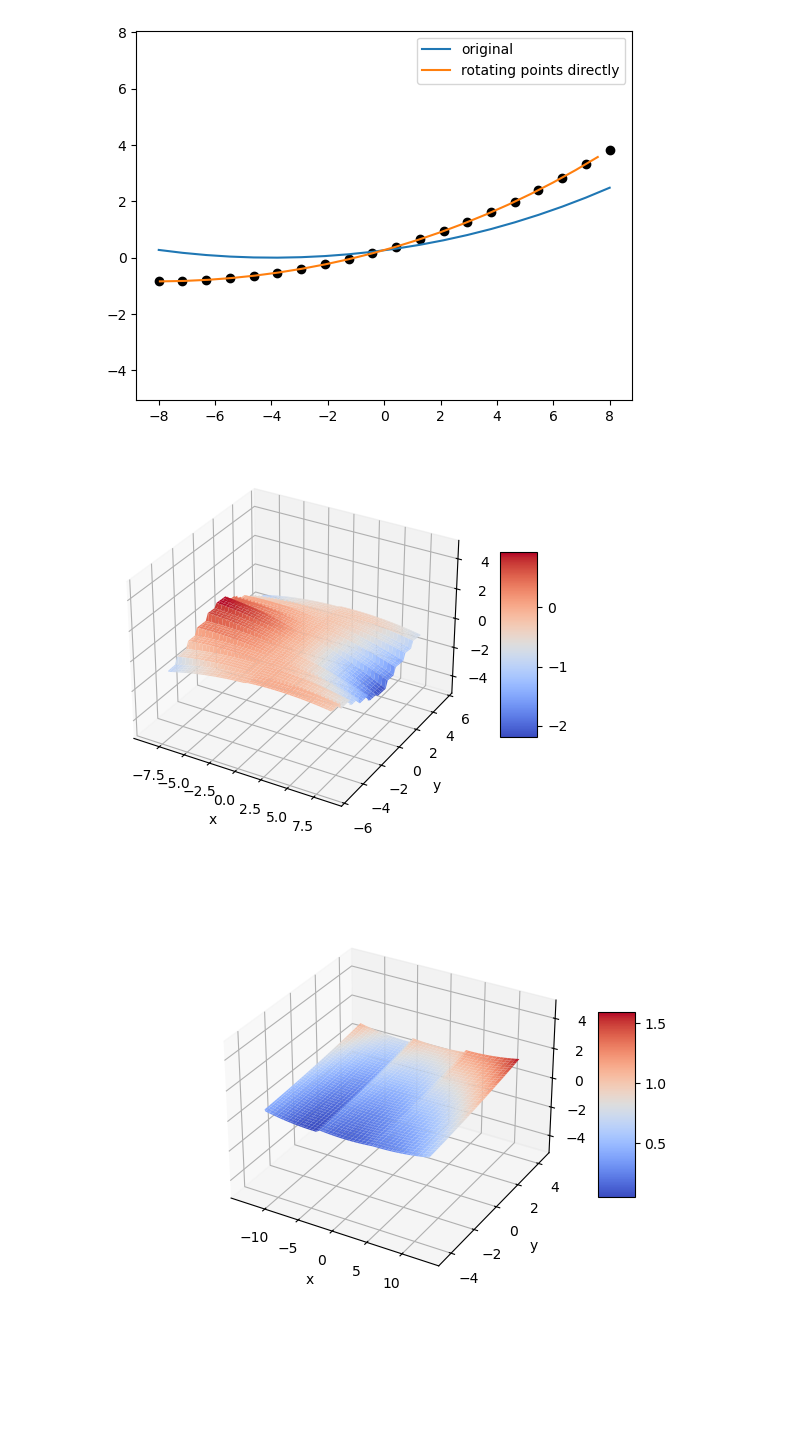
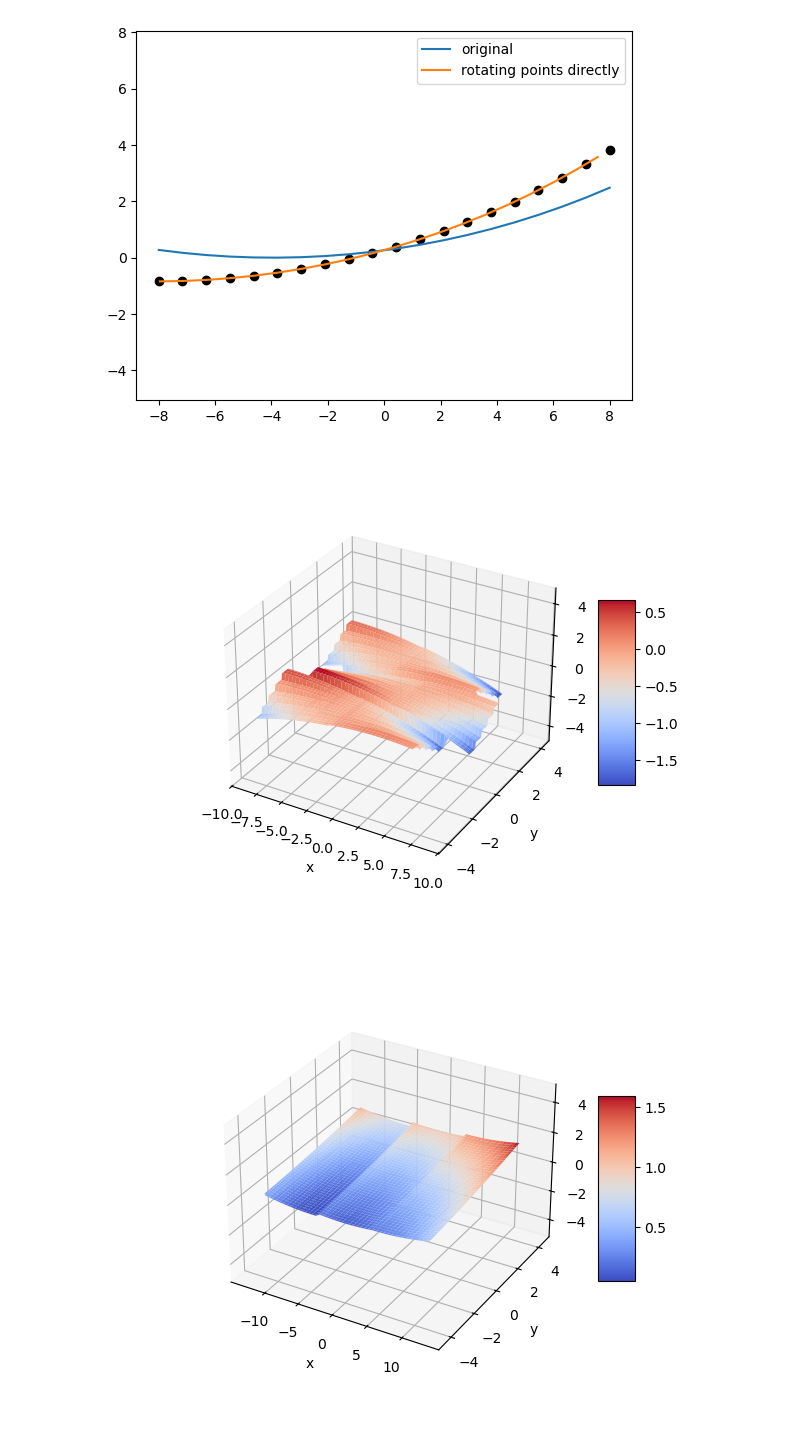
Before and after one commit to ellenle3/ifugen, a Jupyter notebook: python/surface_generator.ipynb, the cells around one changed output. Cells and saved outputs as stored; diff of their text form; code cells hidden in the pictures; blank space fills up the shorter version.

```diff
--- a/python/surface_generator.ipynb
+++ b/python/surface_generator.ipynb
@@ -41,7 +242,7 @@ def make_sample_txt(p, fn_out="custom_mirror_array_params_0.txt"):
 p = ImageSlicerParams(
     custom = False,
     surface_type = 0,
-    n_each = 5,
+    n_each = 2,
     n_rows = 1,
     n_cols = 5,
     angle_mode = 0,
@@ -55,6 +256,7 @@ p = ImageSlicerParams(
     dsyz = 0,
     dsxy = 0,
     dsxz = 0,
+    du = 0,
     alpha_cen = 0,
     beta_cen = 0,
     gamma_cen = 0,
@@ -63,6 +265,7 @@ p = ImageSlicerParams(
     syz_cen = 0,
     sxy_cen = 0,
     sxz_cen = 0,
+    u_cen = 0,
     dx = 10,
     dy = 4,
     c = -1/50,
@@ -76,16 +279,16 @@ p = ImageSlicerParams(
 trace_walls = True
 custom_slice_params = np.array([])
 
-yt = 0
+yt = 0.1
 x = np.linspace(-20, 20, 200)
 surf = np.zeros(len(x))
 for i,x1 in enumerate(x):
     surf[i] = make_image_slicer(x1, yt, p, custom_slice_params)
 
 xt = -12
-l = -1.5
-m = 0.1
-n = 0.8
+l = -1.
+m = 0.0
+n = 0.6
 
 #xt = -5
 #l = 0.2
@@ -97,10 +300,10 @@ m /= norm
 n /= norm
 
 ray_in = RayIn(xt, yt, l, m, n)
-ray_out = RayOut(0, 0, 0, 0, 0, 0, 0)
 
 zmin, zmax = find_global_extrema_slicer(p, custom_slice_params)
-ray_out = ray_trace_slicer(ray_in, zmin, zmax, trace_walls, p, custom_slice_params)
+umin, umax = get_min_max_u(p, custom_slice_params)
+ray_out = ray_trace_slicer(ray_in, zmin, zmax, umin, umax, trace_walls, p, custom_slice_params)
 print("analytic soln: " + str(ray_out.t))
 
 t = np.linspace(-12, 12, 500)
@@ -157,6 +372,7 @@ p = ImageSlicerParams(
     dsyz = 0,
     dsxy = 0,
     dsxz = 0,
+    du = 0,
     alpha_cen = 2,
     beta_cen = -7,
     gamma_cen = 4,
@@ -165,6 +381,7 @@ p = ImageSlicerParams(
     syz_cen = 0,
     sxy_cen = 0,
     sxz_cen = 0,
+    u_cen = 0,
     dx = 10,
     dy = 5,
     c = -1/30,
@@ -187,7 +404,7 @@ for i,y1 in enumerate(y):
 
 yt = 14.2
 l = 0
-m = -0.55
+m = 0.8
 n = 1
 norm = np.sqrt(l*l+m*m+n*n)
 l /= norm
@@ -198,7 +415,8 @@ ray_in = RayIn(xt, yt, l, m, n)
 ray_out = RayOut(0, 0, 0, 0, 0, 0, 0)
 
 zmin, zmax = find_global_extrema_slicer(p, custom_slice_params)
-ray_out = ray_trace_slicer(ray_in, zmin, zmax, trace_walls, p, custom_slice_params)
+umin, umax = get_min_max_u(p, custom_slice_params)
+ray_out = ray_trace_slicer(ray_in, zmin, zmax, umin, umax, trace_walls, p, custom_slice_params)
 print("analytic soln: " + str(ray_out.t))
 
 t = np.linspace(-12, 12, 500)
@@ -375,20 +596,33 @@ plt.show()
 # %%
 p = ImageSlicerParams(
     custom = 0,
-    cylinder = 0,
+    surface_type = 0,
     n_each = 5,
-    n_rows = 2,
+    n_rows = 3,
     n_cols = 2,
     angle_mode = 2,
     dalpha = -3,
     dbeta = 3,
     dgamma = 3,
     gamma_offset = 1.5,
+    dzp_col = 0,
+    dzp_row = 0,
+    dsyx = 0,
+    dsyz = 0,
+    dsxy = 0,
+    dsxz = 0,
+    du = 3,
     alpha_cen = 4,
     beta_cen = -5,
-    gamma_cen = 2,
+    gamma_cen = 0,
+    zp_cen = 0,
+    syx_cen = 0,
+    syz_cen = 0,
+    sxy_cen = 0,
+    sxz_cen = 0,
+    u_cen = 0,
     dx = 8,
-    dy = 1,
+    dy = 0.5,
     c = -1/50,
     k =0,
     gx_width = 0,
@@ -404,34 +638,34 @@ N = 200
 #Nx = n_cols * 8
 #Ny = n_rows * n_each * 8
 x = np.linspace(-1.1*xsize/2,1.1*xsize/2,N)
 y = np.linspace(-1.1*ysize/2,1.1*ysize/2,N)
 
 Z = np.zeros((N,N))
 for i,x1 in enumerate(x):
     for j,y1 in enumerate(y):
         Z[j,i]=make_image_slicer(x1, y1, p, custom_slice_params)
         #Z[i,j]=make_image_slicer2(x1, y1, n_each, dalpha, dbeta, alpha_cen, beta_cen, dx, dy, rx, ry, kx, ky)
 
 
 X, Y = np.meshgrid(x, y)
 #Z2 = make_slice(X, Y, rx, ry, kx, ky, 0, 0)
 
 #zmin, zmax = find_global_extrema_slicer(p, sag_func, critical_xy_func)
 
 fig, ax = plt.subplots(subplot_kw={"projection": "3d"})
 surf = ax.plot_surface(X, Y, Z, cmap=cm.coolwarm)
 #ax.plot_surface(X,Y,np.ones((N,N))*zmin, alpha=0.3)
 #ax.plot_surface(X,Y,np.ones((N,N))*zmax, alpha=0.3)
 #surf = ax.plot_surface(X, Y, Z2, cmap=cm.viridis)
 #ax.zaxis.set_major_formatter('{x:.02f}')
 #ax.view_init(azim=90, elev=0)
 ax.set_xlabel("x")
 ax.set_ylabel("y")
 ax.set_zlim(-5, 5)
 fig.colorbar(surf, shrink=0.5, aspect=5)
 plt.show()
 # %% [output]
-[figure, old version]
+[figure, new version]
 # %%
 custom_slice_params = load_slice_params_file(1)
 p = make_image_slicer_params_from_custom(custom_slice_params)
```
Also changed, not shown: parts of 8 cells of this notebook, 2 other files.
